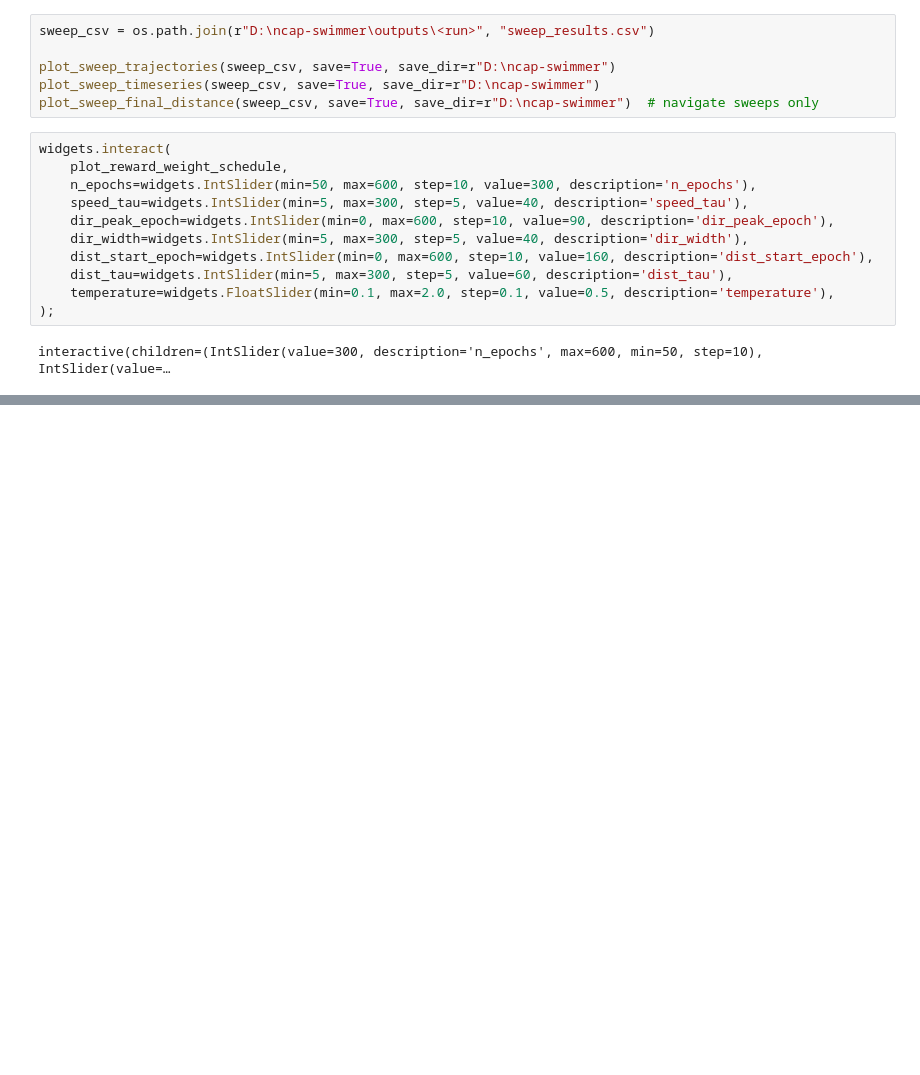
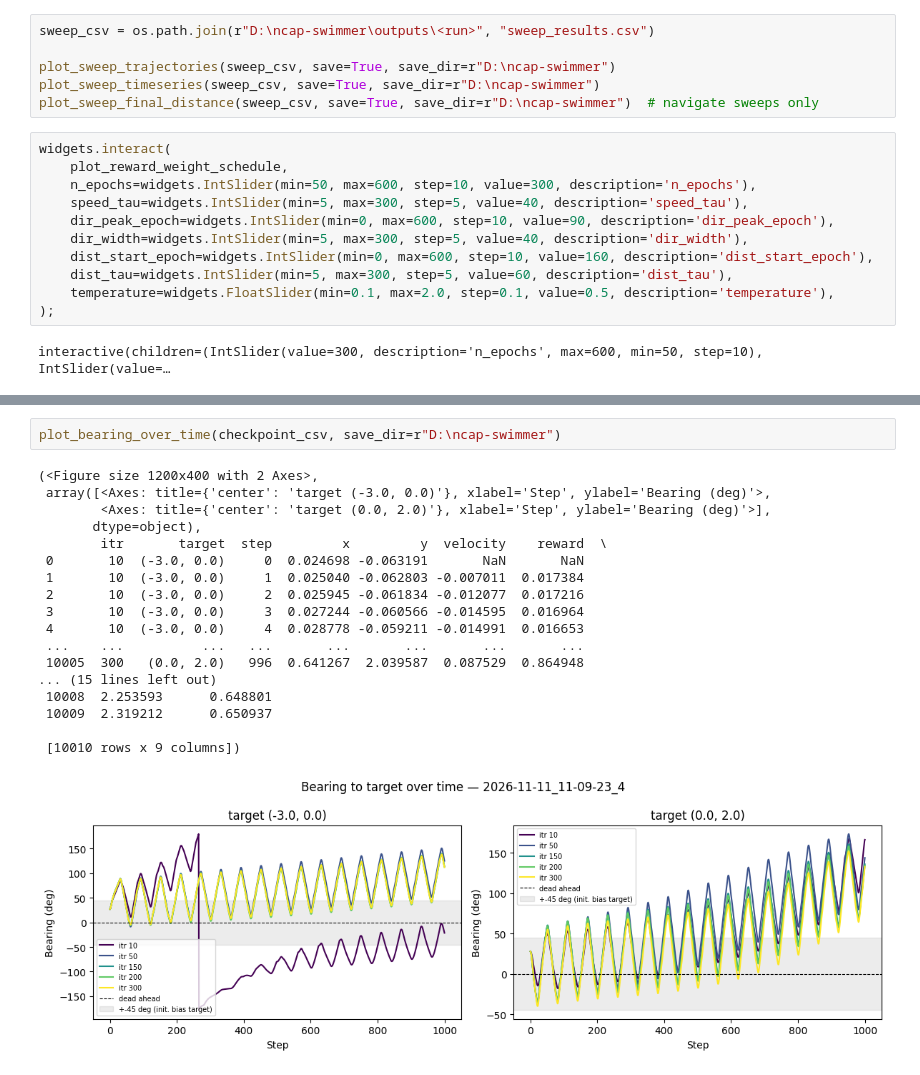
Before and after one commit to rsatapat/ncap-swimmer, a Jupyter notebook: track_model.ipynb, the cells around one changed output, grey strips where cells are left out. Drawn from its saved outputs; the diff is of its cells as text; blank space fills up the shorter version.

```diff
--- a/track_model.ipynb
+++ b/track_model.ipynb
@@ -83,0 +105,21 @@ plot_trajectory_over_checkpoints(checkpoint_csv, save_dir=r"D:\ncap-swimmer")
+# %%
+plot_bearing_over_time(checkpoint_csv, save_dir=r"D:\ncap-swimmer")
+# %% [output]
+(<Figure size 1200x400 with 2 Axes>,
+ array([<Axes: title={'center': 'target (-3.0, 0.0)'}, xlabel='Step', ylabel='Bearing (deg)'>,
+        <Axes: title={'center': 'target (0.0, 2.0)'}, xlabel='Step', ylabel='Bearing (deg)'>],
+       dtype=object),
+        itr       target  step         x         y  velocity    reward  \
+ 0       10  (-3.0, 0.0)     0  0.024698 -0.063191       NaN       NaN
+ 1       10  (-3.0, 0.0)     1  0.025040 -0.062803 -0.007011  0.017384
+ 2       10  (-3.0, 0.0)     2  0.025945 -0.061834 -0.012077  0.017216
+ 3       10  (-3.0, 0.0)     3  0.027244 -0.060566 -0.014595  0.016964
+ 4       10  (-3.0, 0.0)     4  0.028778 -0.059211 -0.014991  0.016653
+ ...    ...          ...   ...       ...       ...       ...       ...
+ 10005  300   (0.0, 2.0)   996  0.641267  2.039587  0.087529  0.864948
+... (15 lines left out)
+ 10008  2.253593      0.648801
+ 10009  2.319212      0.650937
+
+ [10010 rows x 9 columns])
+[figure, added]
```
Also changed, not shown: parts of 5 cells of this notebook, 3 other files.
